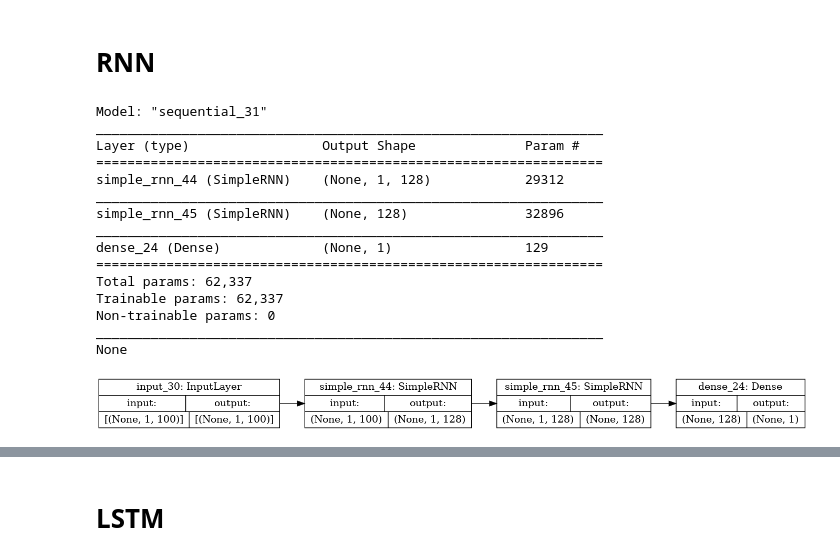
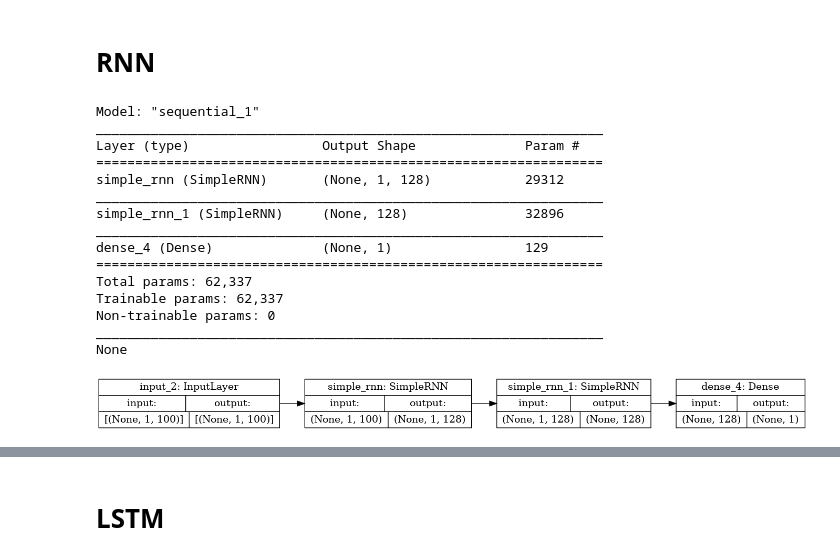
Before and after one commit to nhmt120/Text-Sentiment-Analysis, a Jupyter notebook: classification.ipynb, the cells around one changed output, grey strips where cells are left out. Cells and saved outputs as stored; diff of their text form; code cells hidden in the pictures.

```diff
--- a/classification.ipynb
+++ b/classification.ipynb
@@ -221,24 +228,24 @@ rnn.add(SimpleRNN(128, return_sequences=False))
 rnn.add(Dense(1, activation='sigmoid'))
 # %%
 print(rnn.summary())
-checkpoint_rnn = ModelCheckpoint('data/model_checkpoint/rnn.h5', save_best_only=True, verbose=1)
+checkpoint_rnn = ModelCheckpoint('./model_checkpoint/rnn.h5', save_best_only=True, verbose=1)
 rnn.compile(optimizer='adam', loss='binary_crossentropy', metrics=['accuracy'])
 plot_model(rnn, rankdir='LR', show_shapes=True)
 # %% [output]
-Model: "sequential_31"
+Model: "sequential_1"
 _________________________________________________________________
 Layer (type)                 Output Shape              Param #
 =================================================================
-simple_rnn_44 (SimpleRNN)    (None, 1, 128)            29312
+simple_rnn (SimpleRNN)       (None, 1, 128)            29312
 _________________________________________________________________
-simple_rnn_45 (SimpleRNN)    (None, 128)               32896
+simple_rnn_1 (SimpleRNN)     (None, 128)               32896
 _________________________________________________________________
-dense_24 (Dense)             (None, 1)                 129
+dense_4 (Dense)              (None, 1)                 129
 =================================================================
 Total params: 62,337
 Trainable params: 62,337
 Non-trainable params: 0
 _________________________________________________________________
 None
-[figure, old version]
+[figure, new version]
 # %%
```
Also changed, not shown: parts of 34 cells of this notebook.
